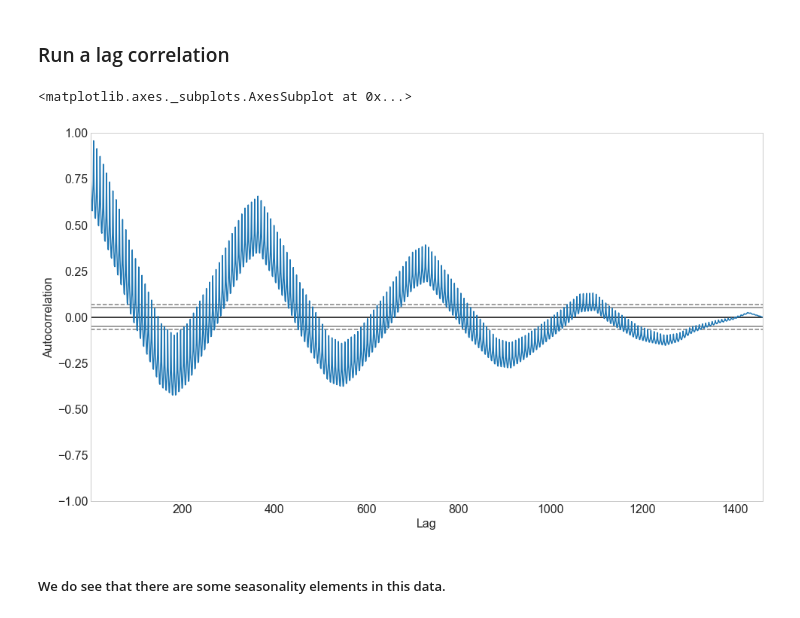
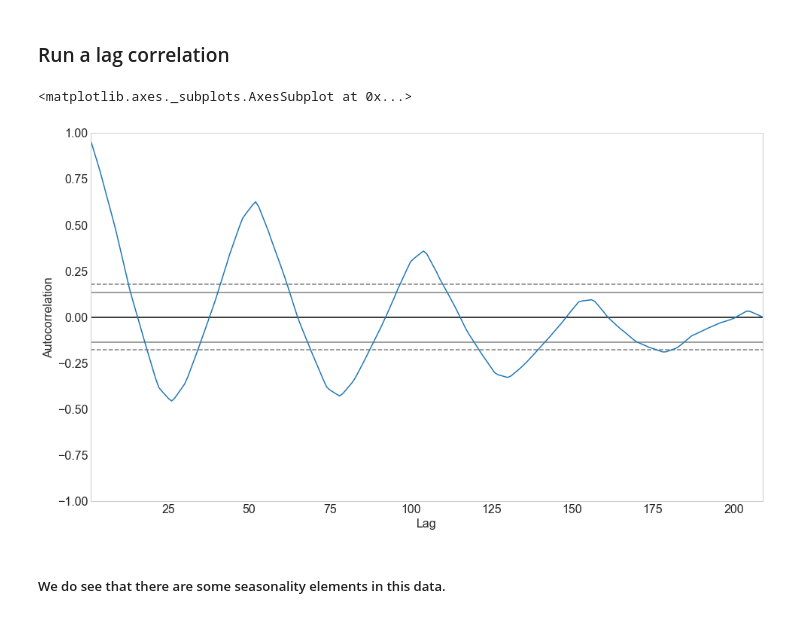
Before and after one commit to chasethompson/ds-methodologies-exercises, a Jupyter notebook: time_series/explore.ipynb, the cells around one changed output. Drawn from its saved outputs; the diff is of its cells as text; code cells hidden in the pictures.

```diff
--- a/time_series/explore.ipynb
+++ b/time_series/explore.ipynb
@@ -41,7 +41,6 @@ import prepare
 plt.rc('figure', figsize=(16, 9))
 plt.style.use('seaborn-whitegrid')
 plt.rc('font', size=16)
-plt.rc()
 # %%
 df, sales_sum = prepare.prepare_sale()
 # %%
@@ -179,10 +204,10 @@ pd.plotting.lag_plot(train.resample('D').mean(), lag=1)
 # %% [markdown]
 ### Run a lag correlation
 # %%
-pd.plotting.autocorrelation_plot(train.resample("D").mean())
+pd.plotting.autocorrelation_plot(train.resample("W").mean())
 # %% [output]
 <matplotlib.axes._subplots.AxesSubplot at 0x...>
-[figure, old version]
+[figure, new version]
 # %% [markdown]
 ##### We do see that there are some seasonality elements in this data.
 # %% [markdown]
```
Also changed, not shown: parts of 10 cells of this notebook.
